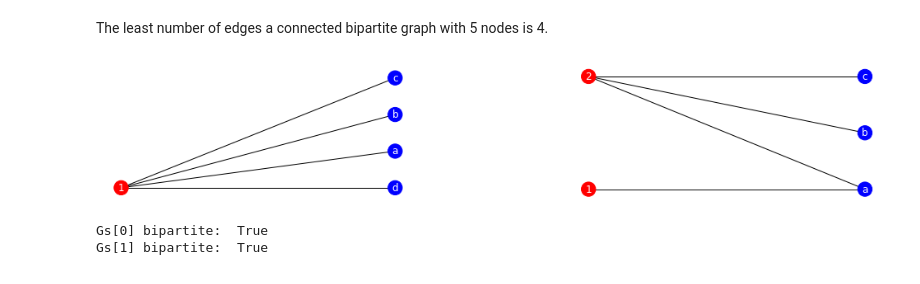
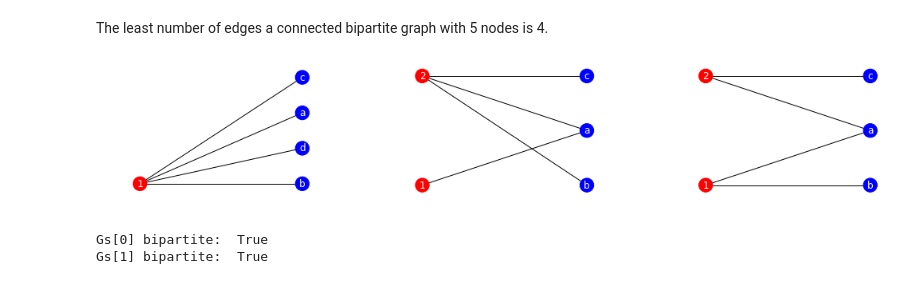
Before and after one commit to kegedy/EE502P, a Jupyter notebook: hw/kevin/HW07.ipynb, the cells around one changed output. Drawn from its saved outputs; the diff is of its cells as text; code cells hidden in the pictures.

```diff
--- a/hw/kevin/HW07.ipynb
+++ b/hw/kevin/HW07.ipynb
@@ -211,29 +211,41 @@ G1 = nx.Graph();
 G1.add_nodes_from(list(range(1,3)), bipartite=0); # The bipartite set U
 G1.add_nodes_from(['a','b','c'], bipartite=1); # The bipartite set V
 G1.add_edges_from([('a',1),('a',2),('b',2),('c',2)])
+# %%
+G2 = nx.Graph();
+G2.add_nodes_from(list(range(1,3)), bipartite=0); # The bipartite set U
+G2.add_nodes_from(['a','b','c'], bipartite=1); # The bipartite set V
+G2.add_edges_from([('a',1),('b',1),('a',2),('c',2)])
 # %%
 nc = ['r']*1 + ['b']*4
 
-fig,axs = plt.subplots(1,2,figsize=(17,3))
+fig,axs = plt.subplots(1,3,figsize=(17,3))
 plt.subplots_adjust(wspace=0.5);
 
 nx.draw(G0,
         ax=axs[0],
         with_labels=True,
         pos=nx.bipartite_layout(G0,[1]),
         node_color=nc,
         font_color="white")
 
 nc = ['r']*2 + ['b']*3
 
 nx.draw(G1,
         ax=axs[1],
         with_labels=True,
         pos=nx.bipartite_layout(G1,[1,2]),
         node_color=nc,
         font_color="white")
+
+nx.draw(G2,
+        ax=axs[2],
+        with_labels=True,
+        pos=nx.bipartite_layout(G1,[1,2]),
+        node_color=nc,
+        font_color="white")
 # %% [output]
-[figure, old version]
+[figure, new version]
 # %%
 Gs = [G0,G1]
 
```
Also changed, not shown: 1 other file.
